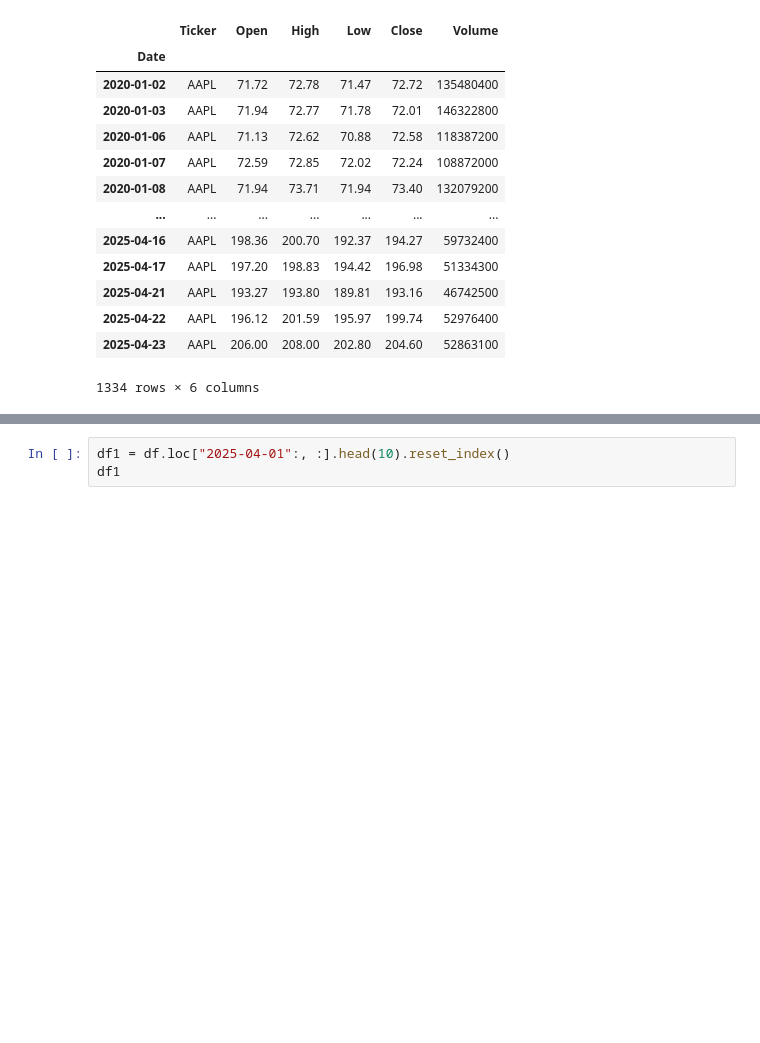
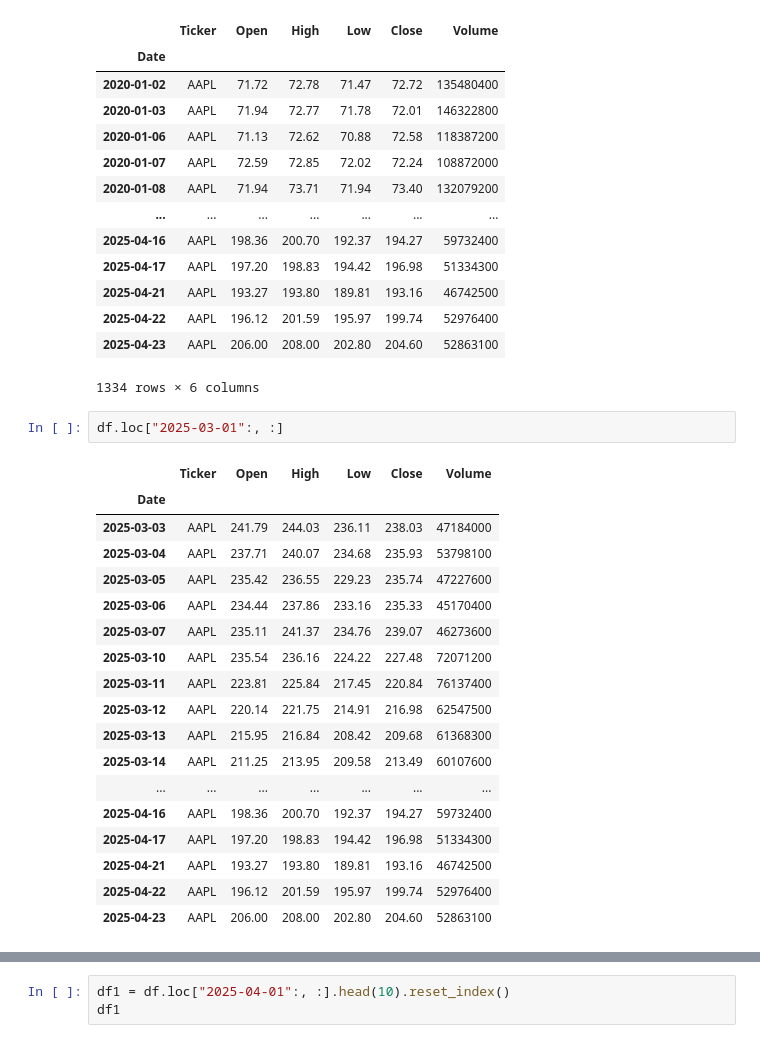
Before and after one commit to CKAbundant/strat_backtest, a Jupyter notebook: notebooks/gen_sample_csv.ipynb, the cells around one changed output, grey strips where cells are left out. Saved outputs shown, nothing was run; the diff lists cells and outputs as text; blank space fills up the shorter version.

```diff
--- a/notebooks/gen_sample_csv.ipynb
+++ b/notebooks/gen_sample_csv.ipynb
@@ -20,3 +20,24 @@ df
 | 2025-04-22 | AAPL | 196.12 | 201.59 | 195.97 | 199.74 | 52976400 |
 | 2025-04-23 | AAPL | 206.00 | 208.00 | 202.80 | 204.60 | 52863100 |
 1334 rows × 6 columns
+# %%
+df.loc["2025-03-01":, :]
+# %% [output]
+|  | Ticker | Open | High | Low | Close | Volume |
+| Date |  |  |  |  |  |  |
+| 2025-03-03 | AAPL | 241.79 | 244.03 | 236.11 | 238.03 | 47184000 |
+| 2025-03-04 | AAPL | 237.71 | 240.07 | 234.68 | 235.93 | 53798100 |
+| 2025-03-05 | AAPL | 235.42 | 236.55 | 229.23 | 235.74 | 47227600 |
+| 2025-03-06 | AAPL | 234.44 | 237.86 | 233.16 | 235.33 | 45170400 |
+| 2025-03-07 | AAPL | 235.11 | 241.37 | 234.76 | 239.07 | 46273600 |
+| 2025-03-10 | AAPL | 235.54 | 236.16 | 224.22 | 227.48 | 72071200 |
+| 2025-03-11 | AAPL | 223.81 | 225.84 | 217.45 | 220.84 | 76137400 |
+| 2025-03-12 | AAPL | 220.14 | 221.75 | 214.91 | 216.98 | 62547500 |
+| 2025-03-13 | AAPL | 215.95 | 216.84 | 208.42 | 209.68 | 61368300 |
+| 2025-03-14 | AAPL | 211.25 | 213.95 | 209.58 | 213.49 | 60107600 |
+| ... | ... | ... | ... | ... | ... | ... |
+| 2025-04-16 | AAPL | 198.36 | 200.70 | 192.37 | 194.27 | 59732400 |
+| 2025-04-17 | AAPL | 197.20 | 198.83 | 194.42 | 196.98 | 51334300 |
+| 2025-04-21 | AAPL | 193.27 | 193.80 | 189.81 | 193.16 | 46742500 |
+| 2025-04-22 | AAPL | 196.12 | 201.59 | 195.97 | 199.74 | 52976400 |
+| 2025-04-23 | AAPL | 206.00 | 208.00 | 202.80 | 204.60 | 52863100 |
```
Also changed, not shown: parts of 3 cells of this notebook, 3 other files.
